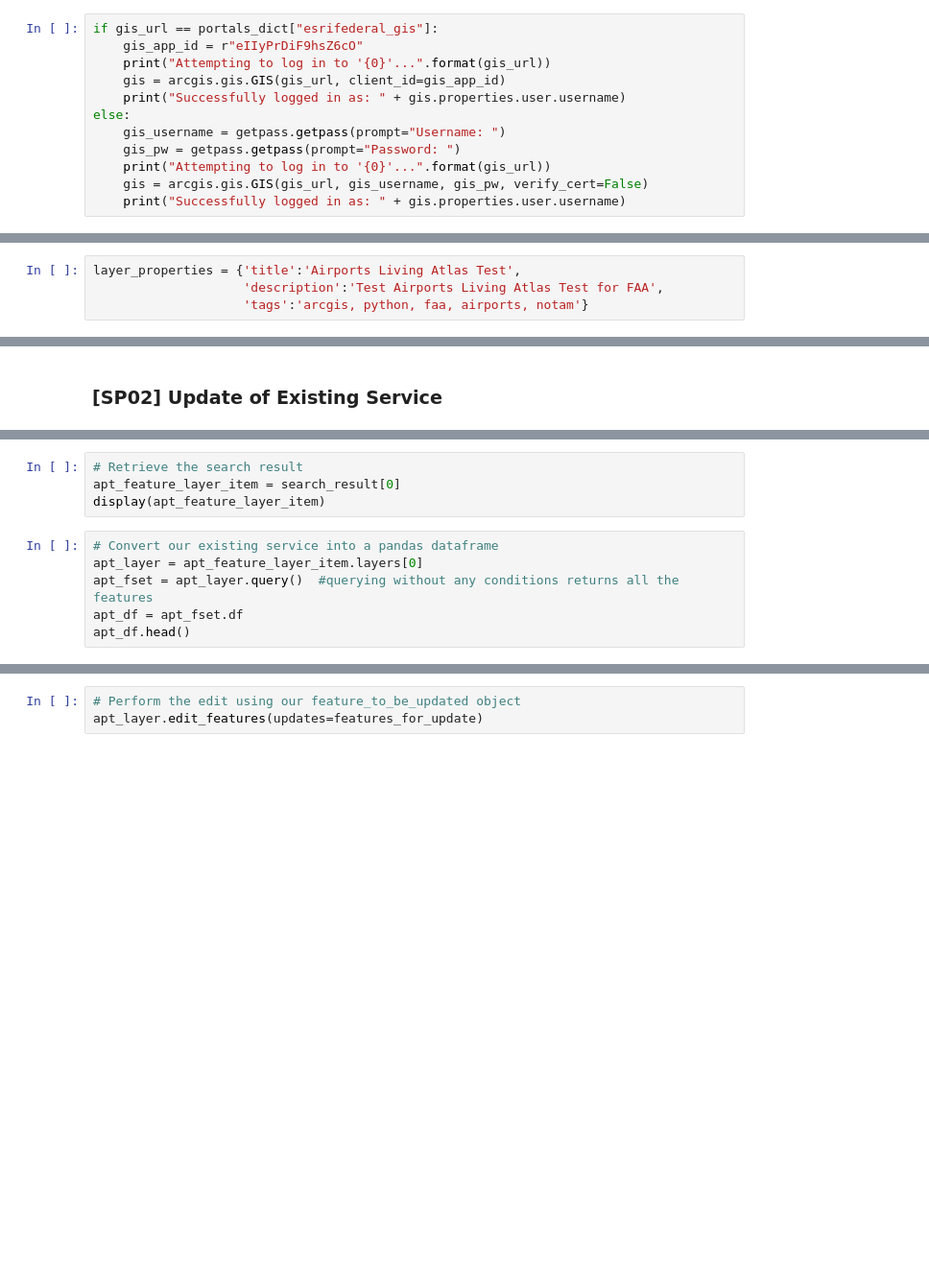
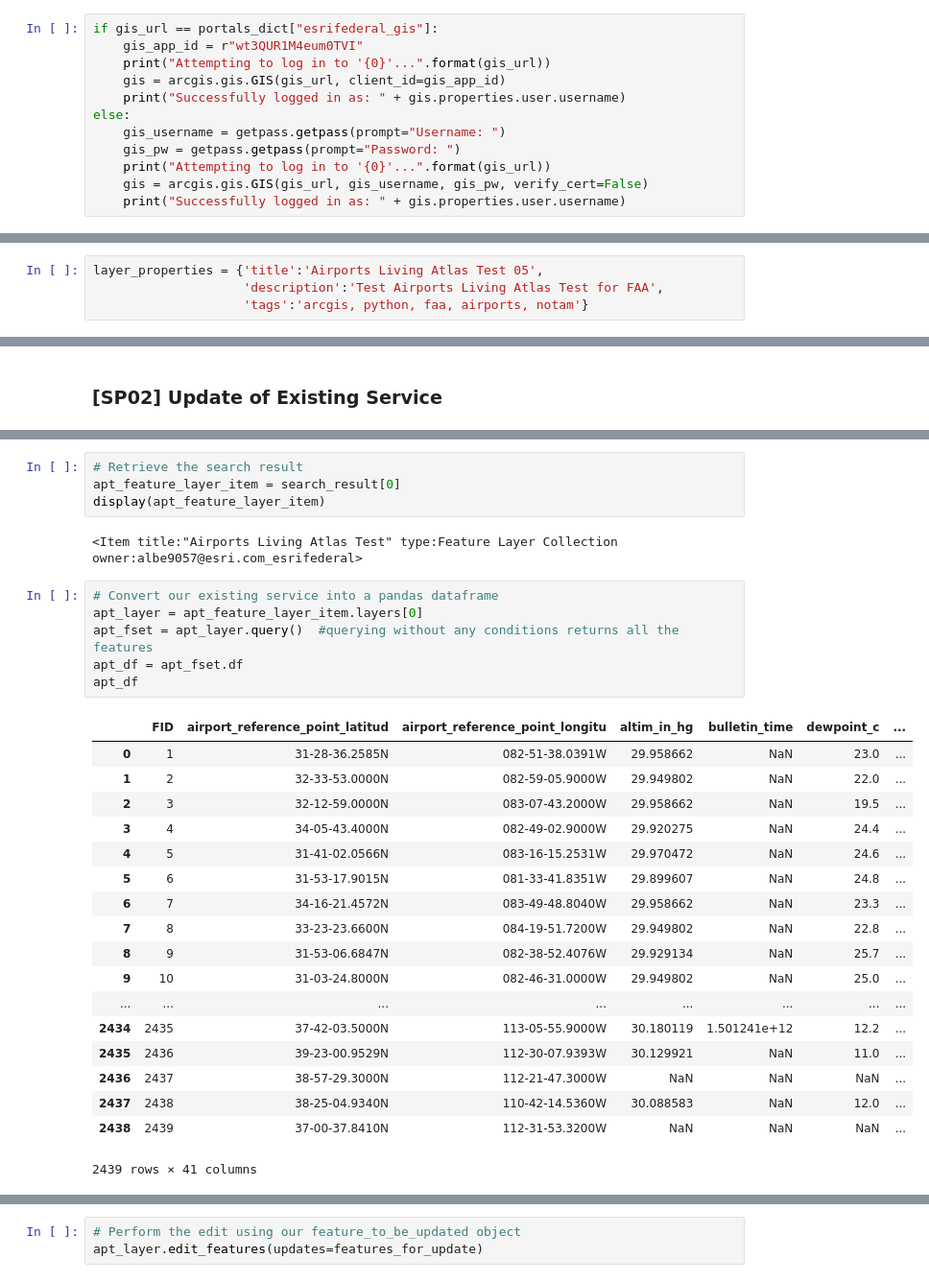
Before and after one commit to Qberto/apt-cooker, a Jupyter notebook: apt-cooker.ipynb, the cells around one changed output, grey strips where cells are left out. Shown at 96% size. Drawn from its saved outputs; the diff is of its cells as text; blank space fills up the shorter version.

```diff
--- a/apt-cooker.ipynb
+++ b/apt-cooker.ipynb
@@ -872,7 +920,7 @@ portals_dict = {
 gis_url = portals_dict["esrifederal_gis"]
 # %%
 if gis_url == portals_dict["esrifederal_gis"]:
-    gis_app_id = r"eIIyPrDiF9hsZ6cO"
+    gis_app_id = r"wt3QUR1M4eum0TVI"
     print("Attempting to log in to '{0}'...".format(gis_url))
     gis = arcgis.gis.GIS(gis_url, client_id=gis_app_id)
     print("Successfully logged in as: " + gis.properties.user.username)
@@ -889,7 +944,7 @@ gis.map()
 # %% [markdown]
 #### Option 1: Add csv to GIS as content and then publish hosted layer
 # %%
-layer_properties = {'title':'Airports Living Atlas Test',
+layer_properties = {'title':'Airports Living Atlas Test 05',
                     'description':'Test Airports Living Atlas Test for FAA',
                     'tags':'arcgis, python, faa, airports, notam'}
 # %%
@@ -923,12 +994,33 @@ display(search_result)
 # Retrieve the search result
 apt_feature_layer_item = search_result[0]
 display(apt_feature_layer_item)
+# %% [output]
+<Item title:"Airports Living Atlas Test" type:Feature Layer Collection owner:albe9057@esri.com_esrifederal>
 # %%
 # Convert our existing service into a pandas dataframe
 apt_layer = apt_feature_layer_item.layers[0]
 apt_fset = apt_layer.query()  #querying without any conditions returns all the features
 apt_df = apt_fset.df
-apt_df.head()
+apt_df
+# %% [output]
+|  | FID | airport_reference_point_latitud | airport_reference_point_longitu | altim_in_hg | bulletin_time | dewpoint_c | ... |
+| 0 | 1 | 31-28-36.2585N | 082-51-38.0391W | 29.958662 | NaN | 23.0 | ... |
+| 1 | 2 | 32-33-53.0000N | 082-59-05.9000W | 29.949802 | NaN | 22.0 | ... |
+| 2 | 3 | 32-12-59.0000N | 083-07-43.2000W | 29.958662 | NaN | 19.5 | ... |
+| 3 | 4 | 34-05-43.4000N | 082-49-02.9000W | 29.920275 | NaN | 24.4 | ... |
+| 4 | 5 | 31-41-02.0566N | 083-16-15.2531W | 29.970472 | NaN | 24.6 | ... |
+| 5 | 6 | 31-53-17.9015N | 081-33-41.8351W | 29.899607 | NaN | 24.8 | ... |
+| 6 | 7 | 34-16-21.4572N | 083-49-48.8040W | 29.958662 | NaN | 23.3 | ... |
+| 7 | 8 | 33-23-23.6600N | 084-19-51.7200W | 29.949802 | NaN | 22.8 | ... |
+| 8 | 9 | 31-53-06.6847N | 082-38-52.4076W | 29.929134 | NaN | 25.7 | ... |
+| 9 | 10 | 31-03-24.8000N | 082-46-31.0000W | 29.949802 | NaN | 25.0 | ... |
+| ... | ... | ... | ... | ... | ... | ... | ... |
+| 2434 | 2435 | 37-42-03.5000N | 113-05-55.9000W | 30.180119 | 1.501241e+12 | 12.2 | ... |
+| 2435 | 2436 | 39-23-00.9529N | 112-30-07.9393W | 30.129921 | NaN | 11.0 | ... |
+| 2436 | 2437 | 38-57-29.3000N | 112-21-47.3000W | NaN | NaN | NaN | ... |
+| 2437 | 2438 | 38-25-04.9340N | 110-42-14.5360W | 30.088583 | NaN | 12.0 | ... |
+| 2438 | 2439 | 37-00-37.8410N | 112-31-53.3200W | NaN | NaN | NaN | ... |
+2439 rows × 41 columns
 # %%
 features_for_update = []
 all_features = apt_fset.features
```
Also changed, not shown: parts of 34 cells of this notebook, 2 other files.
